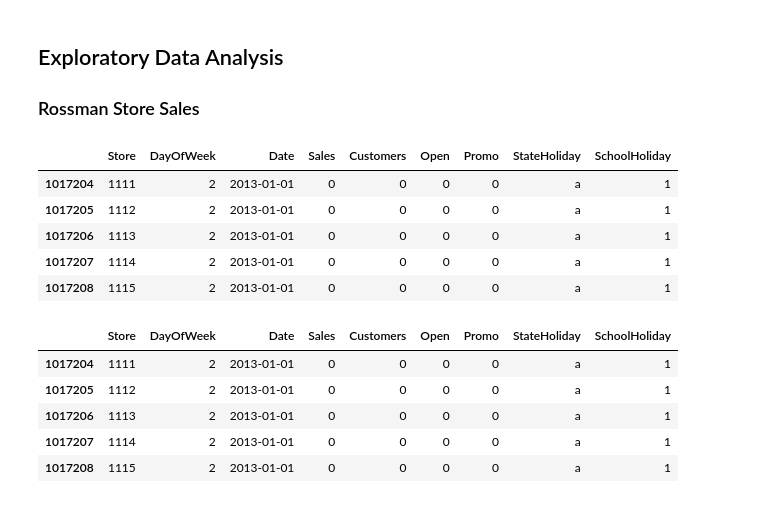
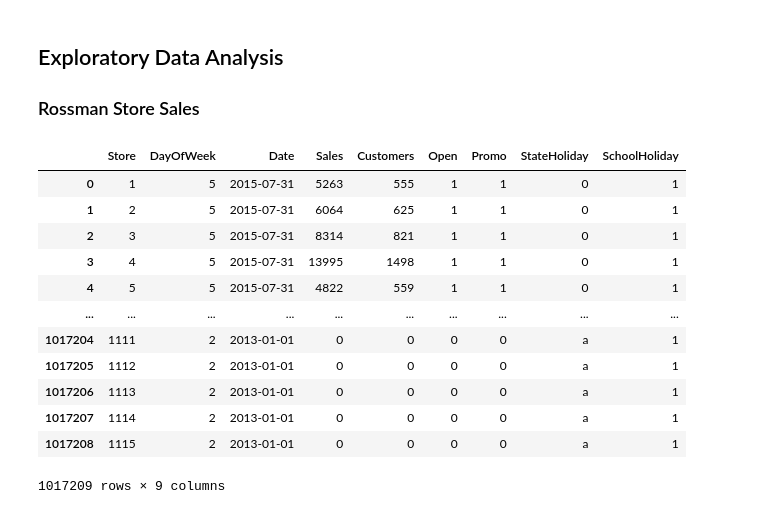
Before and after one commit to davidry777/FACETS-LLM, a Jupyter notebook: notebooks/EDA&Preprocessing.ipynb, the cells around one changed output. Drawn from its saved outputs; the diff is of its cells as text; code cells hidden in the pictures.

Commit message:
Finished Import and explore selected customer segmentation dataset. #5

```diff
--- a/notebooks/EDA&Preprocessing.ipynb
+++ b/notebooks/EDA&Preprocessing.ipynb
@@ -27,21 +27,19 @@ online_retail_df_year2 = pd.read_excel('../data/raw/online_retail_II.xlsx', shee
 ## Exploratory Data Analysis
 ### Rossman Store Sales
 # %%
-rossman_df_train.head()
+rossman_df_train
 # %% [output]
 |  | Store | DayOfWeek | Date | Sales | Customers | Open | Promo | StateHoliday | SchoolHoliday |
+| 0 | 1 | 5 | 2015-07-31 | 5263 | 555 | 1 | 1 | 0 | 1 |
+| 1 | 2 | 5 | 2015-07-31 | 6064 | 625 | 1 | 1 | 0 | 1 |
+| 2 | 3 | 5 | 2015-07-31 | 8314 | 821 | 1 | 1 | 0 | 1 |
+| 3 | 4 | 5 | 2015-07-31 | 13995 | 1498 | 1 | 1 | 0 | 1 |
+| 4 | 5 | 5 | 2015-07-31 | 4822 | 559 | 1 | 1 | 0 | 1 |
+| ... | ... | ... | ... | ... | ... | ... | ... | ... | ... |
 | 1017204 | 1111 | 2 | 2013-01-01 | 0 | 0 | 0 | 0 | a | 1 |
 | 1017205 | 1112 | 2 | 2013-01-01 | 0 | 0 | 0 | 0 | a | 1 |
 | 1017206 | 1113 | 2 | 2013-01-01 | 0 | 0 | 0 | 0 | a | 1 |
 | 1017207 | 1114 | 2 | 2013-01-01 | 0 | 0 | 0 | 0 | a | 1 |
 | 1017208 | 1115 | 2 | 2013-01-01 | 0 | 0 | 0 | 0 | a | 1 |
+1017209 rows × 9 columns
-# %%
-rossman_df_train.tail()
-# %% [output]
-|  | Store | DayOfWeek | Date | Sales | Customers | Open | Promo | StateHoliday | SchoolHoliday |
-| 1017204 | 1111 | 2 | 2013-01-01 | 0 | 0 | 0 | 0 | a | 1 |
-| 1017205 | 1112 | 2 | 2013-01-01 | 0 | 0 | 0 | 0 | a | 1 |
-| 1017206 | 1113 | 2 | 2013-01-01 | 0 | 0 | 0 | 0 | a | 1 |
-| 1017207 | 1114 | 2 | 2013-01-01 | 0 | 0 | 0 | 0 | a | 1 |
-| 1017208 | 1115 | 2 | 2013-01-01 | 0 | 0 | 0 | 0 | a | 1 |
 # %%
```
Also changed, not shown: parts of 14 cells of this notebook, 2 other files.
